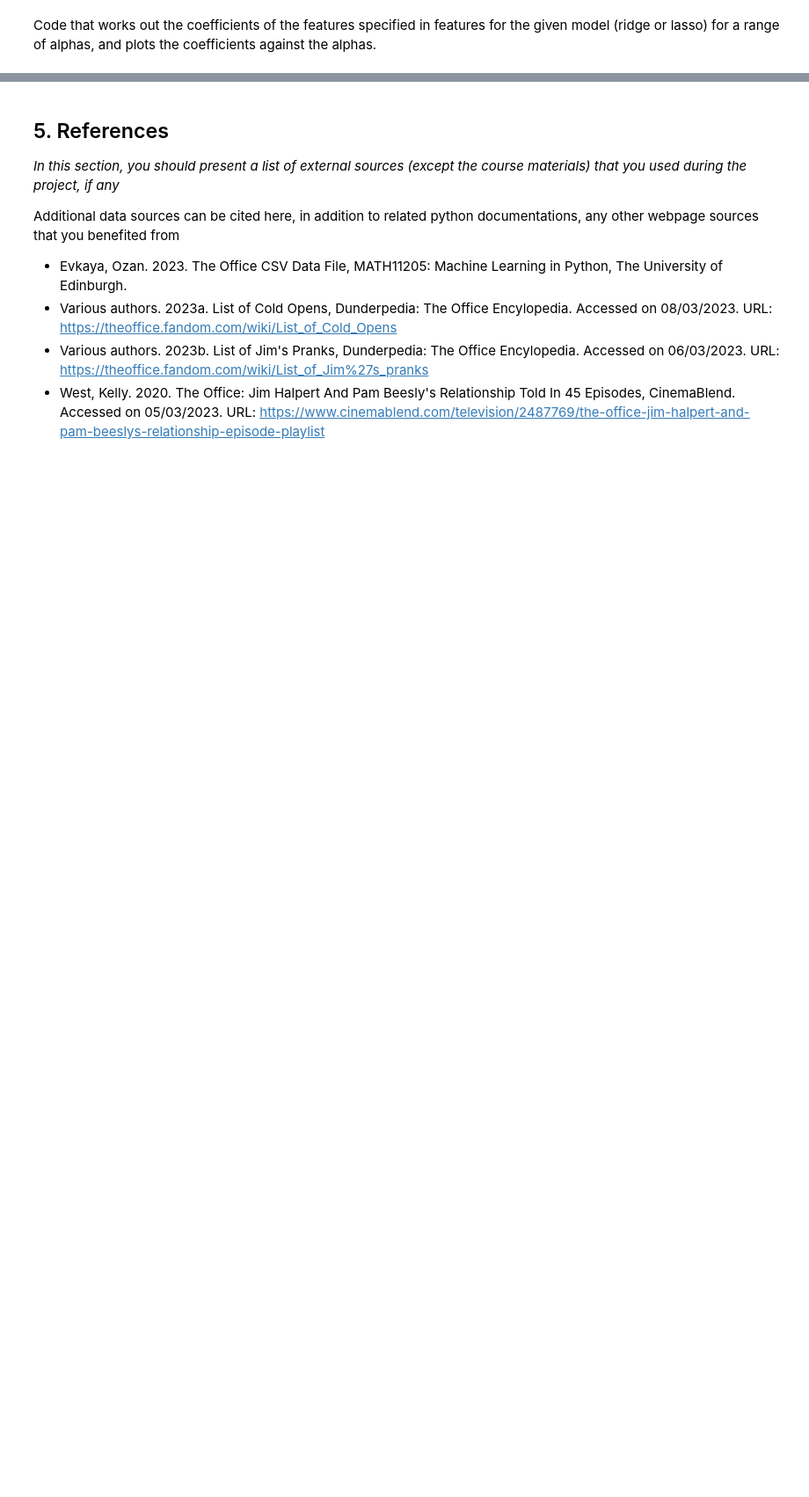
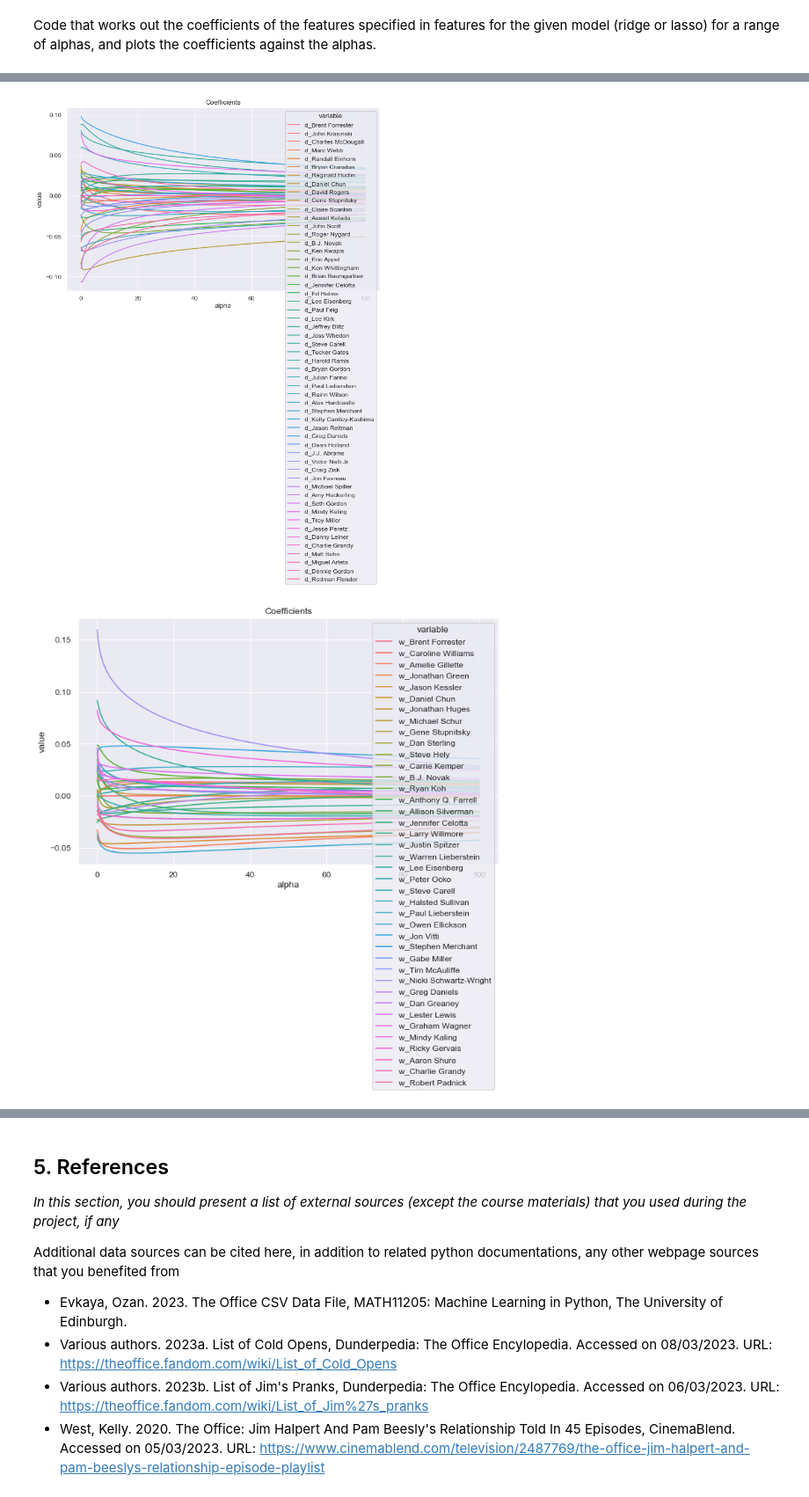
Before and after one commit to aliflo/office-episode-ratings-predictor, a Jupyter notebook: project_with_some_new_things.ipynb, the cells around one changed output, grey strips where cells are left out. Shown at 88% size. Drawn from its saved outputs; the diff is of its cells as text; code cells hidden in the pictures; blank space fills up the shorter version.

```diff
--- a/project_with_some_new_things.ipynb
+++ b/project_with_some_new_things.ipynb
@@ -922,5 +922,5 @@ def coefs_vs_alpha(features, model_type):
 coefs_vs_alpha(directors, Ridge)
 coefs_vs_alpha(writers, Ridge)
 coefs_vs_alpha(main_characters, Ridge)
-coefs_vs_alpha(rest_of_features, Ridge)v
+coefs_vs_alpha(rest_of_features, Ridge)
 # %% [output]
@@ -927,0 +927,2 @@ SyntaxError: invalid syntax (<ipython-input-36-cbc19d10d09b>, line 40)
+[figure, added]
+[figure, added]
```
Also changed, not shown: parts of 5 cells of this notebook.
